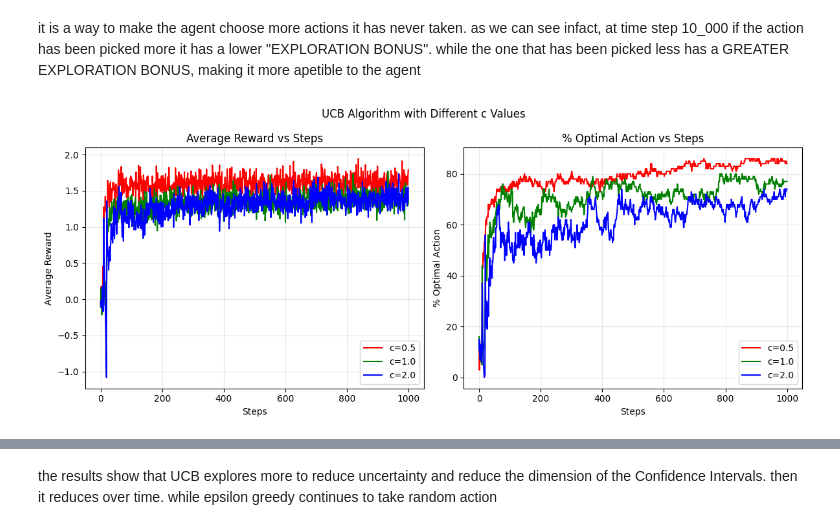
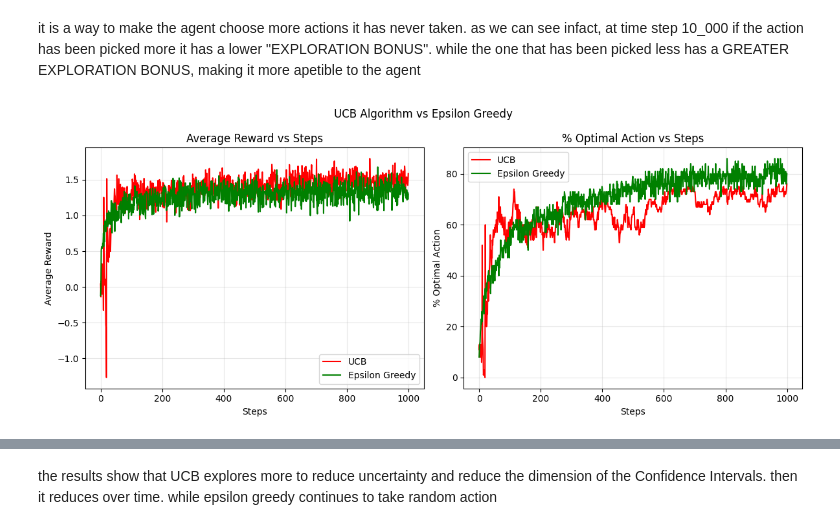
Before and after one commit to pierpierpy/ReinforcementLearningBasics, a Jupyter notebook: Reinforcement_Learning_1.ipynb, the cells around one changed output, grey strips where cells are left out. Cells and saved outputs as stored; diff of their text form; code cells hidden in the pictures.

```diff
--- a/Reinforcement_Learning_1.ipynb
+++ b/Reinforcement_Learning_1.ipynb
@@ -56,5 +80,11 @@ plt.xticks(torch.linspace(1,k,k));
 # %% [markdown]
 ## let's model the agent (stationary)
+# %%
+def random_argmax(x, dim=0):
+    max_vals, _ = x.max(dim=0, keepdim=True)             # get the maximum value [1,2,3,1,3] --> 3
+    mask = (x == max_vals)                               # create a mask to get the position of each max value --> [0,0,1,0,1]
+    rand = torch.rand_like(x, dtype=torch.float) * mask  # create a random vector with zeros where the zeros are in the mask and a random value where the maximum are [0,0,0.23,0,0.4]
+    return rand.argmax(dim=0)                            # take the argmax --> we take the index of 0.4
 # %%
 class MetaAgent():
     def __init__(self, k, best_action=None, ε=0.01):
@@ -62,15 +92,15 @@ class MetaAgent():
         self.k = k
         self.Q_estimate = torch.zeros(k)  # action value estimates
         self.N_count = torch.zeros(k)     # action counts
-        self.rewards = []
-        self.actions = []
-        self.best_action = best_action
+        self.rewards = [] # cumulate reward for the agent
+        self.actions = [] # record the actions taken
+        self.best_action = best_action # inject the best action from the bandit
 
     def choose_action(self):
         if torch.rand(()) <= self.ε:
             action = torch.randint(self.k, (1,)).item()  # explore
         else:
-            action = torch.argmax(self.Q_estimate).item()  # exploit
+            action = random_argmax(self.Q_estimate).item()  # exploit
 
         self.actions.append(action)
         return action
@@ -106,7 +136,7 @@ def simulate(num_agents: int, steps: int, k: int, AgentType, **kwargs) -> AgentS
     all_optimal_actions = torch.zeros(num_agents, steps)
     agents = []
 
-    for num_agent in range(num_agents):
+    for num_agent in tqdm(range(num_agents)):
         # Each agent gets its own bandit problem
         bandit = KArmedBandit(k)
         agent = AgentType(k, best_action=bandit.best_action, **kwargs)
@@ -268,24 +306,25 @@ class EpsilonGreedyAgentUCB(MetaAgent):
                 exploration_bonus = self.c * torch.sqrt(torch.log(torch.tensor(self.time_step)) / self.N_count[a])
                 ucb_values[a] = self.Q_estimate[a] + exploration_bonus
 
-        action = torch.argmax(ucb_values).item()
+        action = random_argmax(ucb_values).item()
 
         self.actions.append(action)
         return action
 # %%
-c = [0.5, 1.0, 2.0]
 
 ucb_sims = [
     simulate(num_agents=100, steps=1000, k=10,
              AgentType=EpsilonGreedyAgentUCB,
-             ε=0.0, α=0.1, c=c_val)
-    for c_val in c
+             ε=0.0, α=0.1, c=2),
+    simulate(num_agents=100, steps=1000, k=10,
+             AgentType=EpsilonGreedyAgent,
+             ε=0.1)
 ]
-viz(ucb_sims, "UCB Algorithm with Different c Values",
+viz(ucb_sims, "UCB Algorithm vs Epsilon Greedy",
     colors=["red", "green", "blue"],
-    labels=[f"c={c}" for c in c])
+    labels=["UCB", "Epsilon Greedy"])
 # %% [output]
-[figure, old version]
+[figure, new version]
 # %% [markdown]
 ![image.png](embedded-picture-1)
 # %% [markdown]
```
Also changed, not shown: parts of 9 cells of this notebook, 2 other files.
